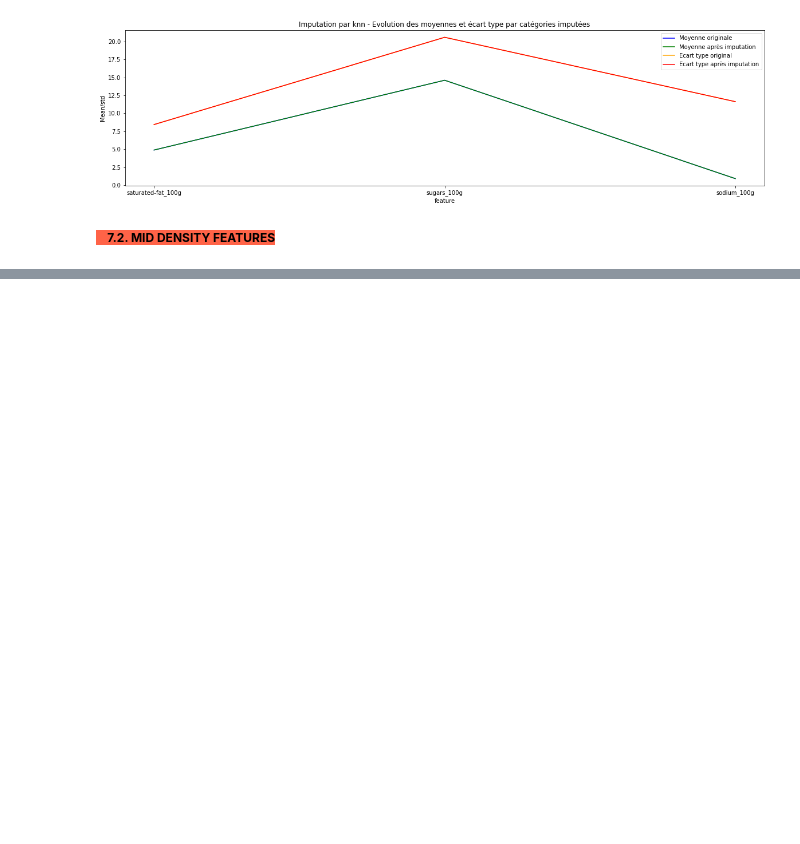
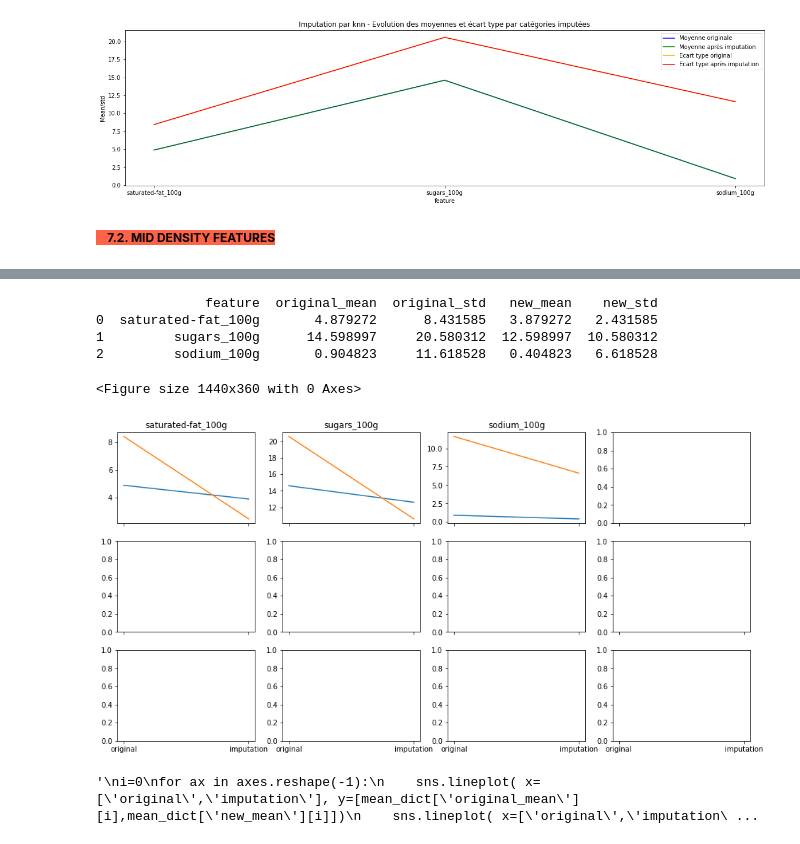
Before and after one commit to aldeponk/openfoodfact, a Jupyter notebook: Clean_Dataset.ipynb, the cells around one changed output, grey strips where cells are left out. Drawn from its saved outputs; the diff is of its cells as text; code cells hidden in the pictures; blank space fills up the shorter version.

Commit message:
finalize plot

```diff
--- a/Clean_Dataset.ipynb
+++ b/Clean_Dataset.ipynb
@@ -257,0 +229,65 @@ Text(0, 0.5, 'Mean/std')
+# %%
+mean_dict = {'feature': ['saturated-fat_100g', 'sugars_100g', 'sodium_100g'],
+               'original_mean': [4.879271548407266, 14.598996855139022, 0.9048227394409329],
+               'original_std': [8.431585286234403, 20.58031162590478, 11.618527866948243],
+               'new_mean': [3.879271548407266, 12.598996855139022, 0.4048227394409329],
+               'new_std': [2.431585286234403, 10.58031162590478, 6.618527866948243]}
+mean_updates=pd.DataFrame.from_dict(mean_dict)
+print(mean_updates)
+type="knn"
+plt.figure(figsize=(20,5))
+
+
+fig, axes = plt.subplots(3, 4, sharex=True, figsize=(16,8))
+axes = np.array(axes)
+#fig, axes = plt.subplots(3, 4, figsize=(16,8))
+
+
+
+for i, ax in zip(range(3), axes.flat):
+    #sns.distplot(data[i,0,0,0], hist=False, ax=ax)
+    sns.lineplot(ax=ax, x=['original','imputation'], y=[mean_dict['original_mean'][i],mean_dict['new_mean'][i]])
+    sns.lineplot(ax=ax, x=['original','imputation'], y=[mean_dict['original_std'][i],mean_dict['new_std'][i]])
+    ax.set_title(mean_dict['feature'][i])
+plt.show()
+
+"""
+i=0
+for ax in axes.reshape(-1):
+    sns.lineplot( x=['original','imputation'], y=[mean_dict['original_mean'][i],mean_dict['new_mean'][i]])
+    sns.lineplot( x=['original','imputation'], y=[mean_dict['original_std'][i],mean_dict['new_std'][i]])
+    i=i+1
+
+sns.lineplot( x=['original','imputation'], y=[mean_dict['original_mean'][0],mean_dict['new_mean'][0]])
+sns.lineplot( x=['original','imputation'], y=[mean_dict['original_std'][0],mean_dict['new_std'][0]])
+#axes[0].set_title(mean_dict['feature'][0])
+
+sns.lineplot( x=['original','imputation'], y=[mean_dict['original_mean'][1],mean_dict['new_mean'][1]])
+sns.lineplot( x=['original','imputation'], y=[mean_dict['original_std'][1],mean_dict['new_std'][1]])
+axes[1].set_title(mean_dict['feature'][1])
+
+
+sns.lineplot(ax=axes[1], x=sugars.index, y=sugars.values)
+axes[1].set_title(mean_dict['feature'][1])
+sns.lineplot(ax=axes[2], x=sodium.index, y=sodium.values)
+axes[2].set_title(mean_dict['feature'][2])
+
+
+#means = sns.barplot(data=mean_updates)
+sns.lineplot(data=mean_updates, x="feature", y="original_mean",color="blue", label="Moyenne originale")
+sns.lineplot(data=mean_updates, x="feature", y="new_mean",color="green", label="Moyenne après imputation")
+sns.lineplot(data=mean_updates, x="feature", y="original_std",color="orange", label="Ecart type original")
+sns.lineplot(data=mean_updates, x="feature", y="new_std",color="red", label="Ecart type après imputation")
+
+
+plt.title("Imputation par " + type + " - Evolution des moyennes et écart type par catégories imputées")
+plt.ylabel("Mean/std")
+"""
+# %% [output]
+              feature  original_mean  original_std   new_mean    new_std
+0  saturated-fat_100g       4.879272      8.431585   3.879272   2.431585
+1         sugars_100g      14.598997     20.580312  12.598997  10.580312
+2         sodium_100g       0.904823     11.618528   0.404823   6.618528
+<Figure size 1440x360 with 0 Axes>
+[figure, added]
+'\ni=0\nfor ax in axes.reshape(-1):\n    sns.lineplot( x=[\'original\',\'imputation\'], y=[mean_dict[\'original_mean\'][i],mean_dict[\'new_mean\'][i]])\n    sns.lineplot( x=[\'original\',\'imputation\ ...
```
Also changed, not shown: parts of 4 cells of this notebook.
